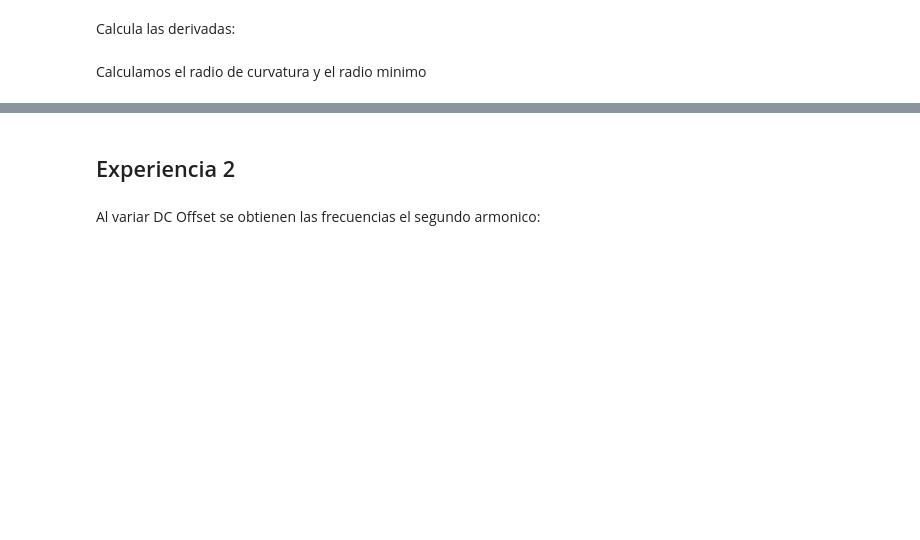
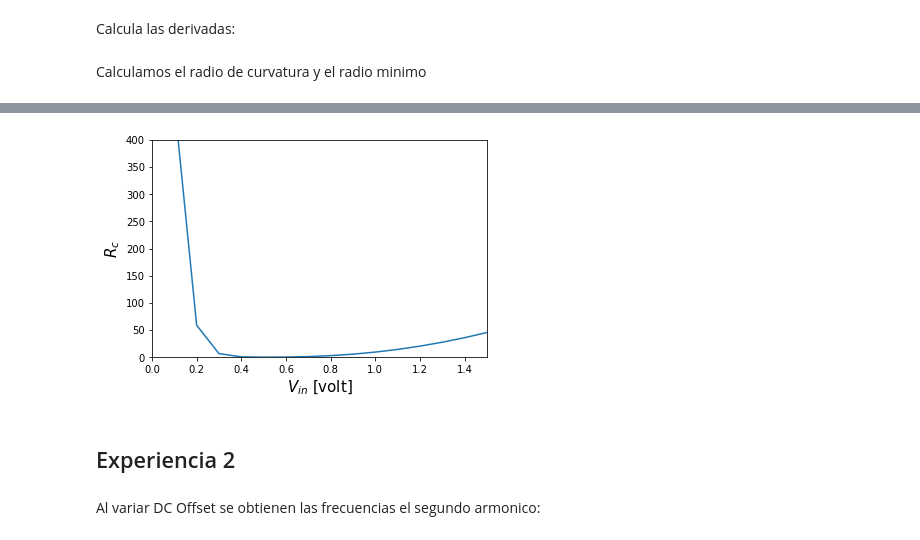
Before and after one commit to vecheto/astro_experimental, a Jupyter notebook: Tarea 3/codigo.ipynb, the cells around one changed output, grey strips where cells are left out. Drawn from its saved outputs; the diff is of its cells as text; code cells hidden in the pictures; blank space fills up the shorter version.

```diff
--- a/Tarea 3/codigo.ipynb
+++ b/Tarea 3/codigo.ipynb
@@ -142,32 +147,32 @@ Voutd = cs(Vind)
 # %% [markdown]
 Calcula las derivadas:
 # %%
-dV_out  = np.zeros(len(Voutd))
-d2V_out = np.zeros(len(Voutd))
-d3V_out = np.zeros(len(Voutd))
-d4V_out = np.zeros(len(Voutd))
+dV_out  = np.zeros(len(V_out))
+d2V_out = np.zeros(len(V_out))
+d3V_out = np.zeros(len(V_out))
+d4V_out = np.zeros(len(V_out))
 
-for i in range(len(V_out)):
+for i in range(len(V_out)-1):
     # V_in[i+1] - V_in[i] = constante = 0.01
     h = V_in[1]-V_in[0]
 
     # primera derivada
-    dV_out[i]  = (Voutd[i+1]-Voutd[i])/(h)
+    dV_out[i+1]  = (V_out[i+1]-V_out[i])/(h)
 
     # segunda derivada
-    d2V_out[i] = (dV_out[i+1]-dV_out[i])/(h)
+    d2V_out[i+1] = (dV_out[i+1]-dV_out[i])/(h)
 
     # tercera derivada
-    d3V_out[i] = (d2V_out[i+1]-d2V_out[i])/(h)
+    d3V_out[i+1] = (d2V_out[i+1]-d2V_out[i])/(h)
 
     # cuarta derivada
-    d4V_out[i] = (d3V_out[i+1]-d3V_out[i])/(h)
+    d4V_out[i+1] = (d3V_out[i+1]-d3V_out[i])/(h)
 
-# necesitamos los arrays correspondientes a V_in en [0, 1.5]
-dV_out  = dV_out[:151]
-d2V_out = d2V_out[:151]
-d3V_out = d3V_out[:151]
-d4V_out = d4V_out[:151]
+# el primer valor es 0 pero lo dejaremos como un espsilon para que el calculo del radio no diverga
+dV_out[0] = 10**-5
+d2V_out[0] = 10**-5
+d3V_out[0] = 10**-5
+d4V_out[0] = 10**-5
 # %% [markdown]
 Calculamos el radio de curvatura y el radio minimo
 # %%
@@ -181,3 +186,12 @@ El radio minimo es:  0.026 , que corresponde a un V_in =  0.590  y un V_out =  0
+# %%
+plt.plot(V_in, R_c)
+plt.ylabel('$R_c$', size=15)
+plt.xlabel('$V_{in}$ [volt]', size=15)
+plt.xlim(0,1.5)
+plt.ylim(0,400)
+plt.show()
+# %% [output]
+[figure, added]
 # %% [markdown]
 ## Experiencia 2
 # %% [markdown]
```
Also changed, not shown: parts of 20 cells of this notebook, 29 other files.
